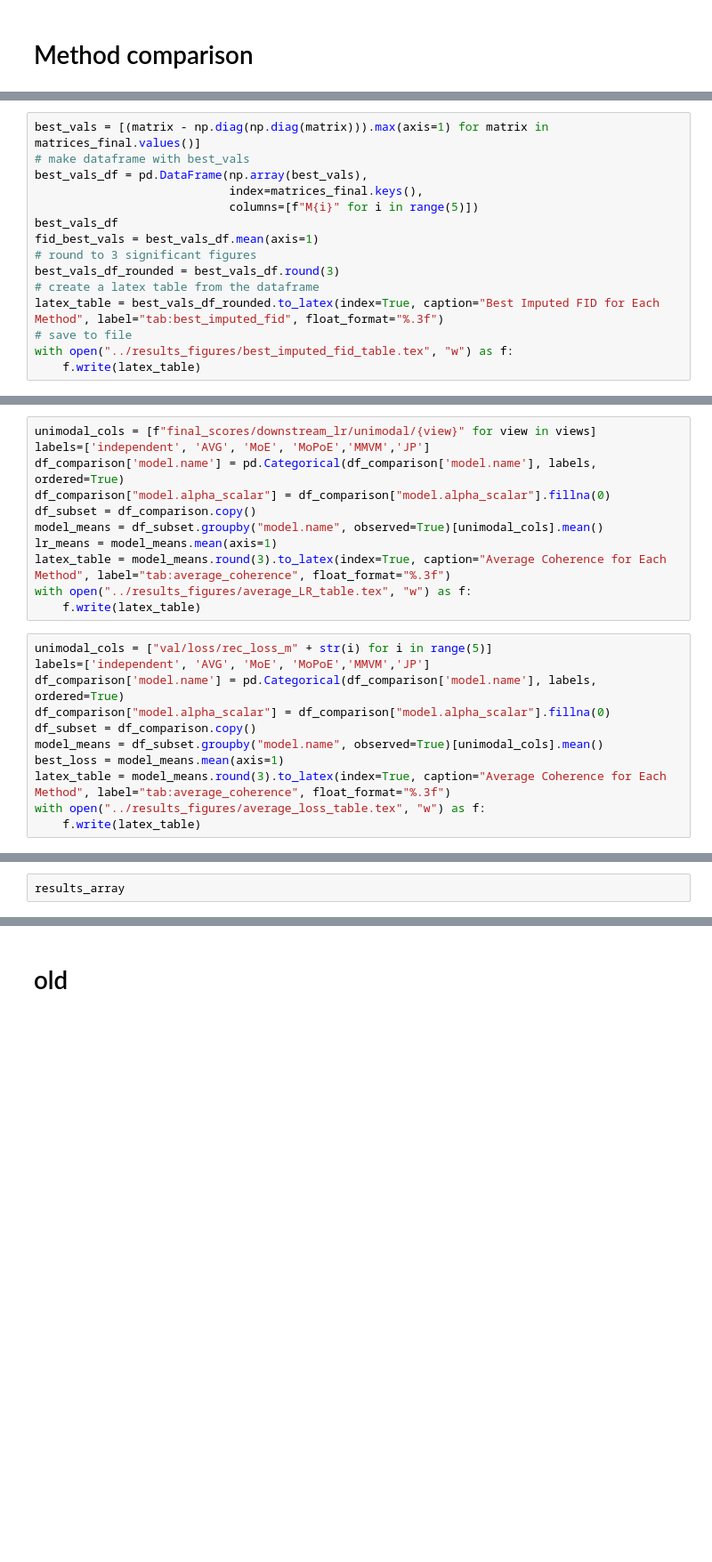
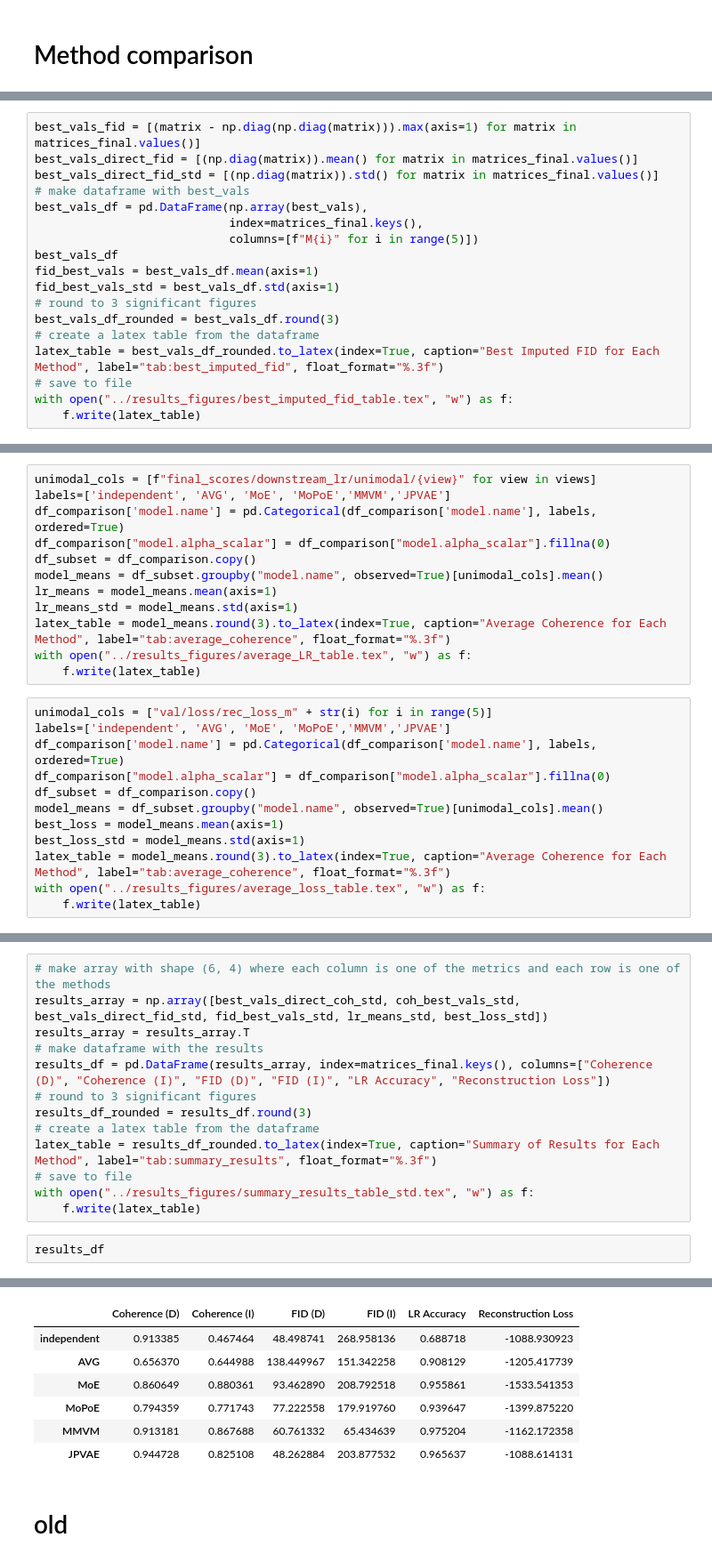
Before and after one commit to eso28599/mmvmvae, a Jupyter notebook: run_PM/process_results.ipynb, the cells around one changed output, grey strips where cells are left out. Shown at 89% size. Cells and saved outputs as stored; diff of their text form; blank space fills up the shorter version.

Commit message:
final results

```diff
--- a/run_PM/process_results.ipynb
+++ b/run_PM/process_results.ipynb
@@ -1072,11 +997,14 @@ best_vals
 # %%
-best_vals = [(matrix - np.diag(np.diag(matrix))).max(axis=1) for matrix in matrices_final.values()]
+best_vals_fid = [(matrix - np.diag(np.diag(matrix))).max(axis=1) for matrix in matrices_final.values()]
+best_vals_direct_fid = [(np.diag(matrix)).mean() for matrix in matrices_final.values()]
+best_vals_direct_fid_std = [(np.diag(matrix)).std() for matrix in matrices_final.values()]
 # make dataframe with best_vals
 best_vals_df = pd.DataFrame(np.array(best_vals),
                             index=matrices_final.keys(),
                             columns=[f"M{i}" for i in range(5)])
 best_vals_df
 fid_best_vals = best_vals_df.mean(axis=1)
+fid_best_vals_std = best_vals_df.std(axis=1)
 # round to 3 significant figures
 best_vals_df_rounded = best_vals_df.round(3)
 # create a latex table from the dataframe
@@ -1097,22 +1015,24 @@ dtype: float64
 # %%
 unimodal_cols = [f"final_scores/downstream_lr/unimodal/{view}" for view in views]
-labels=['independent', 'AVG', 'MoE', 'MoPoE','MMVM','JP']
+labels=['independent', 'AVG', 'MoE', 'MoPoE','MMVM','JPVAE']
 df_comparison['model.name'] = pd.Categorical(df_comparison['model.name'], labels, ordered=True)
 df_comparison["model.alpha_scalar"] = df_comparison["model.alpha_scalar"].fillna(0)
 df_subset = df_comparison.copy()
 model_means = df_subset.groupby("model.name", observed=True)[unimodal_cols].mean()
 lr_means = model_means.mean(axis=1)
+lr_means_std = model_means.std(axis=1)
 latex_table = model_means.round(3).to_latex(index=True, caption="Average Coherence for Each Method", label="tab:average_coherence", float_format="%.3f")
 with open("../results_figures/average_LR_table.tex", "w") as f:
     f.write(latex_table)
 # %%
 unimodal_cols = ["val/loss/rec_loss_m" + str(i) for i in range(5)]
-labels=['independent', 'AVG', 'MoE', 'MoPoE','MMVM','JP']
+labels=['independent', 'AVG', 'MoE', 'MoPoE','MMVM','JPVAE']
 df_comparison['model.name'] = pd.Categorical(df_comparison['model.name'], labels, ordered=True)
 df_comparison["model.alpha_scalar"] = df_comparison["model.alpha_scalar"].fillna(0)
 df_subset = df_comparison.copy()
 model_means = df_subset.groupby("model.name", observed=True)[unimodal_cols].mean()
 best_loss = model_means.mean(axis=1)
+best_loss_std = model_means.std(axis=1)
 latex_table = model_means.round(3).to_latex(index=True, caption="Average Coherence for Each Method", label="tab:average_coherence", float_format="%.3f")
 with open("../results_figures/average_loss_table.tex", "w") as f:
     f.write(latex_table)
@@ -1130,6 +1050,19 @@ latex_table = results_df_rounded.to_latex(index=True, caption="Summary of Result
 # save to file
 with open("../results_figures/summary_results_table.tex", "w") as f:
     f.write(latex_table)
+# %%
+# make array with shape (6, 4) where each column is one of the metrics and each row is one of the methods
+results_array = np.array([best_vals_direct_coh_std, coh_best_vals_std,  best_vals_direct_fid_std, fid_best_vals_std, lr_means_std, best_loss_std])
+results_array = results_array.T
+# make dataframe with the results
+results_df = pd.DataFrame(results_array, index=matrices_final.keys(), columns=["Coherence (D)", "Coherence (I)", "FID (D)", "FID (I)", "LR Accuracy", "Reconstruction Loss"])
+# round to 3 significant figures
+results_df_rounded = results_df.round(3)
+# create a latex table from the dataframe
+latex_table = results_df_rounded.to_latex(index=True, caption="Summary of Results for Each Method", label="tab:summary_results", float_format="%.3f")
+# save to file
+with open("../results_figures/summary_results_table_std.tex", "w") as f:
+    f.write(latex_table)
 # %%
-results_array
+results_df
 # %% [output]
@@ -1148,3 +1069,10 @@ array([[ 2.68958136e+02,  2.68958136e+02,  6.88717947e-01,
+|  | Coherence (D) | Coherence (I) | FID (D) | FID (I) | LR Accuracy | Reconstruction Loss |
+| independent | 0.913385 | 0.467464 | 48.498741 | 268.958136 | 0.688718 | -1088.930923 |
+| AVG | 0.656370 | 0.644988 | 138.449967 | 151.342258 | 0.908129 | -1205.417739 |
+| MoE | 0.860649 | 0.880361 | 93.462890 | 208.792518 | 0.955861 | -1533.541353 |
+| MoPoE | 0.794359 | 0.771743 | 77.222558 | 179.919760 | 0.939647 | -1399.875220 |
+| MMVM | 0.913181 | 0.867688 | 60.761332 | 65.434639 | 0.975204 | -1162.172358 |
+| JPVAE | 0.944728 | 0.825108 | 48.262884 | 203.877532 | 0.965637 | -1088.614131 |
 # %% [markdown]
 # old
 # %%
```
Also changed, not shown: parts of 22 cells of this notebook, 6 other files.
